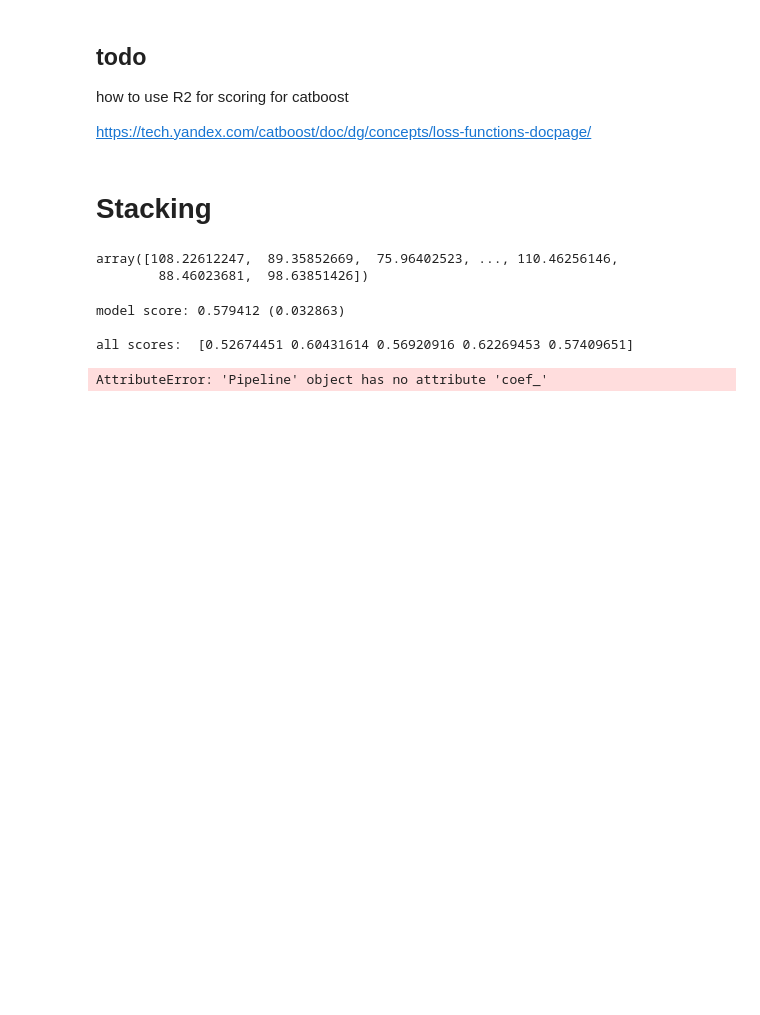
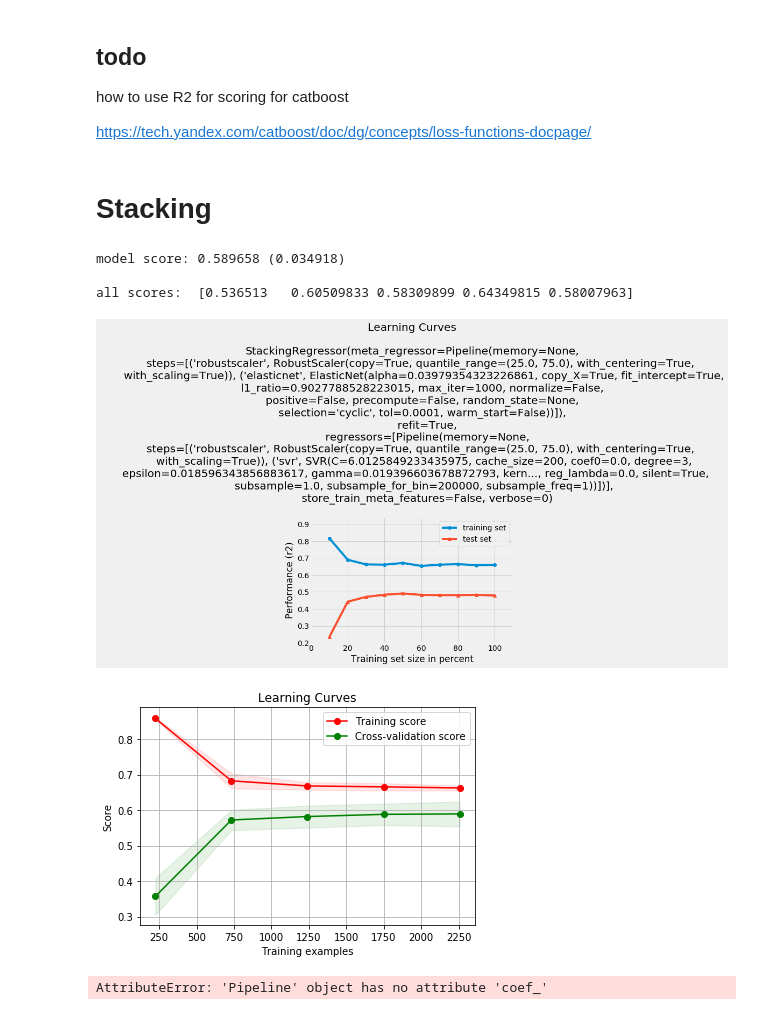
Before and after one commit to alancet/test, a Jupyter notebook: kaggle/mercedes/src/my_predict.ipynb, the cells around one changed output. Cells and saved outputs as stored; diff of their text form; code cells hidden in the pictures; blank space fills up the shorter version.

```diff
--- a/kaggle/mercedes/src/my_predict.ipynb
+++ b/kaggle/mercedes/src/my_predict.ipynb
@@ -1576,19 +1604,27 @@ https://tech.yandex.com/catboost/doc/dg/concepts/loss-functions-docpage/
 # %%
 # svr, lasso, elasticnet, krr, knr, ranfore, gboostreg, xgbmodel
 
-stregr = StackingRegressor(regressors=[lasso, elasticnet, krr, knr, ranfore, gboostreg, xgbmodel],
-                           meta_regressor=svr)
+stregr = StackingRegressor(regressors=[
+    svr,
+    lasso,
+    #elasticnet,
+    #krr,
+    #knr,
+    ranfore,
+    gboostreg,
+    xgbmodel,
+    lgbmodel,
+],
+                           meta_regressor=elasticnet)
 
-# Training the stacking classifier
 
-stregr.fit(train_df, y_train_df)
-stregr.predict(train_df)
+evalModelByCV(stregr, X_train, y_train)
+
+
+plot_my_learning_curves(X_train, y_train, X_test, y_test, stregr, scoring="r2", cv=5, n_jobs=3)
 # %% [output]
-array([108.22612247,  89.35852669,  75.96402523, ..., 110.46256146,
-        88.46023681,  98.63851426])
+model score: 0.589658 (0.034918)
+
+all scores:  [0.536513   0.60509833 0.58309899 0.64349815 0.58007963]
+[figure, added]
+[figure, added]
-# %%
-evalModelByCV(stregr, X_train, y_train)
-# %% [output]
-model score: 0.579412 (0.032863)
-
-all scores:  [0.52674451 0.60431614 0.56920916 0.62269453 0.57409651]
```
Also changed, not shown: parts of 18 cells of this notebook.
